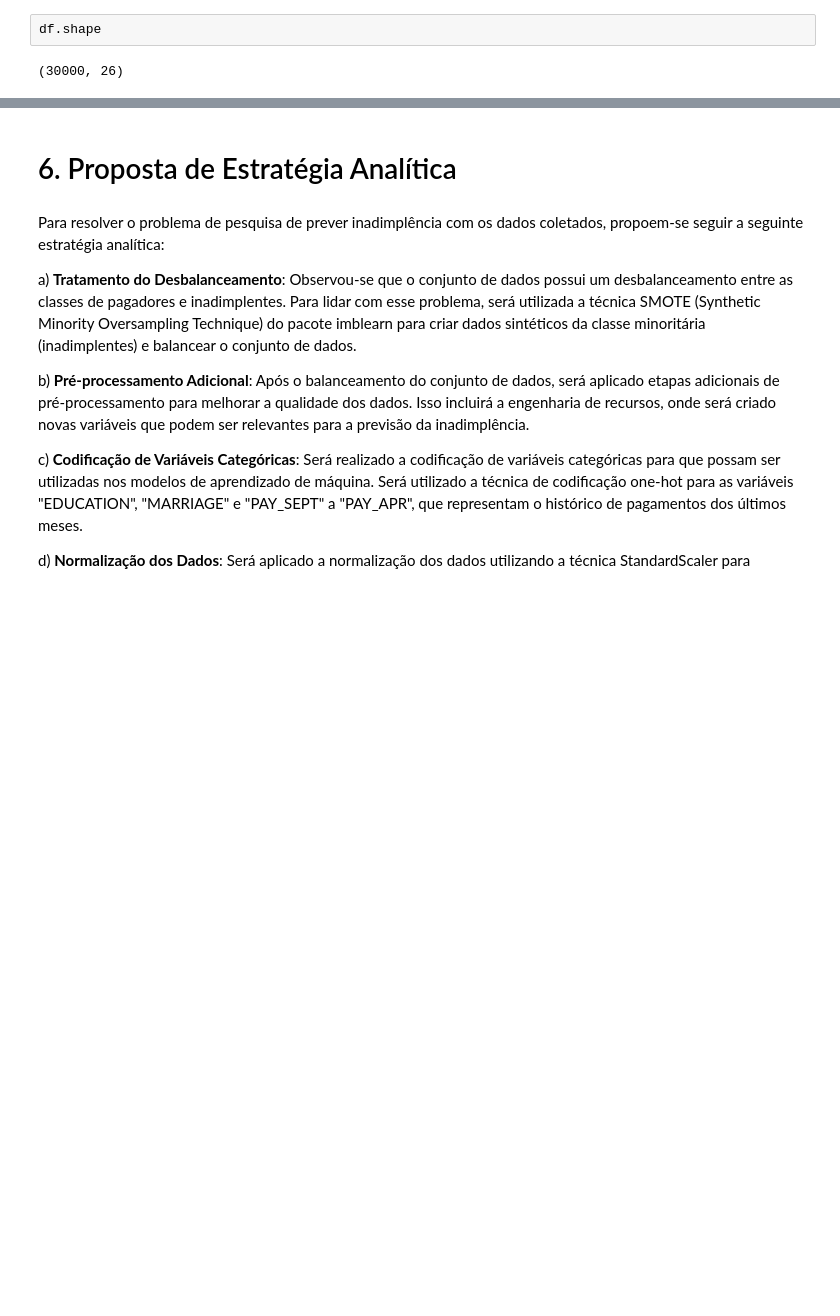
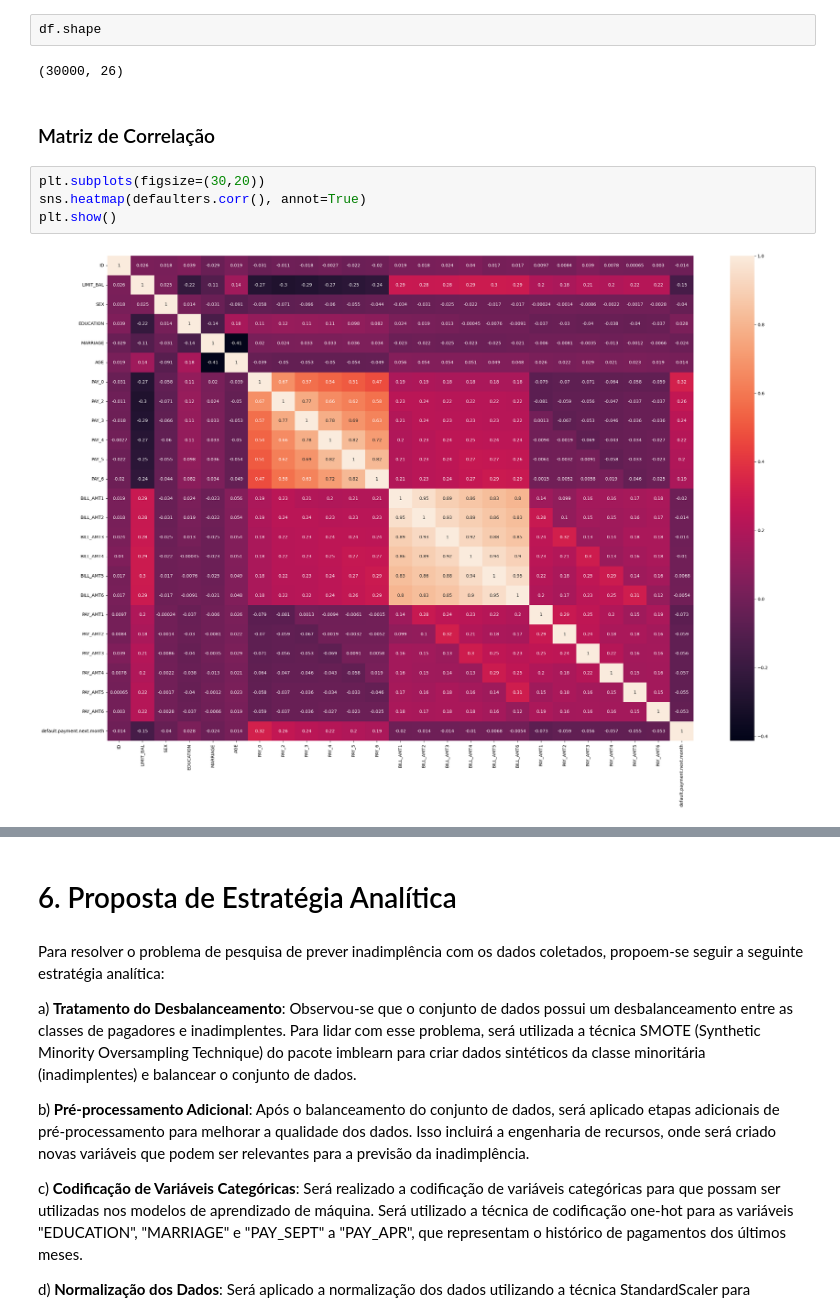
Before and after one commit to FabricioLealRS/Default-Payments-of-Credit-Card, a Jupyter notebook: Cartão_de_crédito_Previsão_de_Inadimplência_V1.ipynb, the cells around one changed output, grey strips where cells are left out. Cells and saved outputs as stored; diff of their text form; blank space fills up the shorter version.

```diff
--- a/Cartão_de_crédito_Previsão_de_Inadimplência_V1.ipynb
+++ b/Cartão_de_crédito_Previsão_de_Inadimplência_V1.ipynb
@@ -467,3 +515,11 @@ sns.pairplot(data = pay_amnt_df, hue='IsDefaulter')
 df.shape
 # %% [output]
 (30000, 26)
+# %% [markdown]
+### Matriz de Correlação
+# %%
+plt.subplots(figsize=(30,20))
+sns.heatmap(defaulters.corr(), annot=True)
+plt.show()
+# %% [output]
+[figure, added]
```
Also changed, not shown: parts of 7 cells of this notebook.
